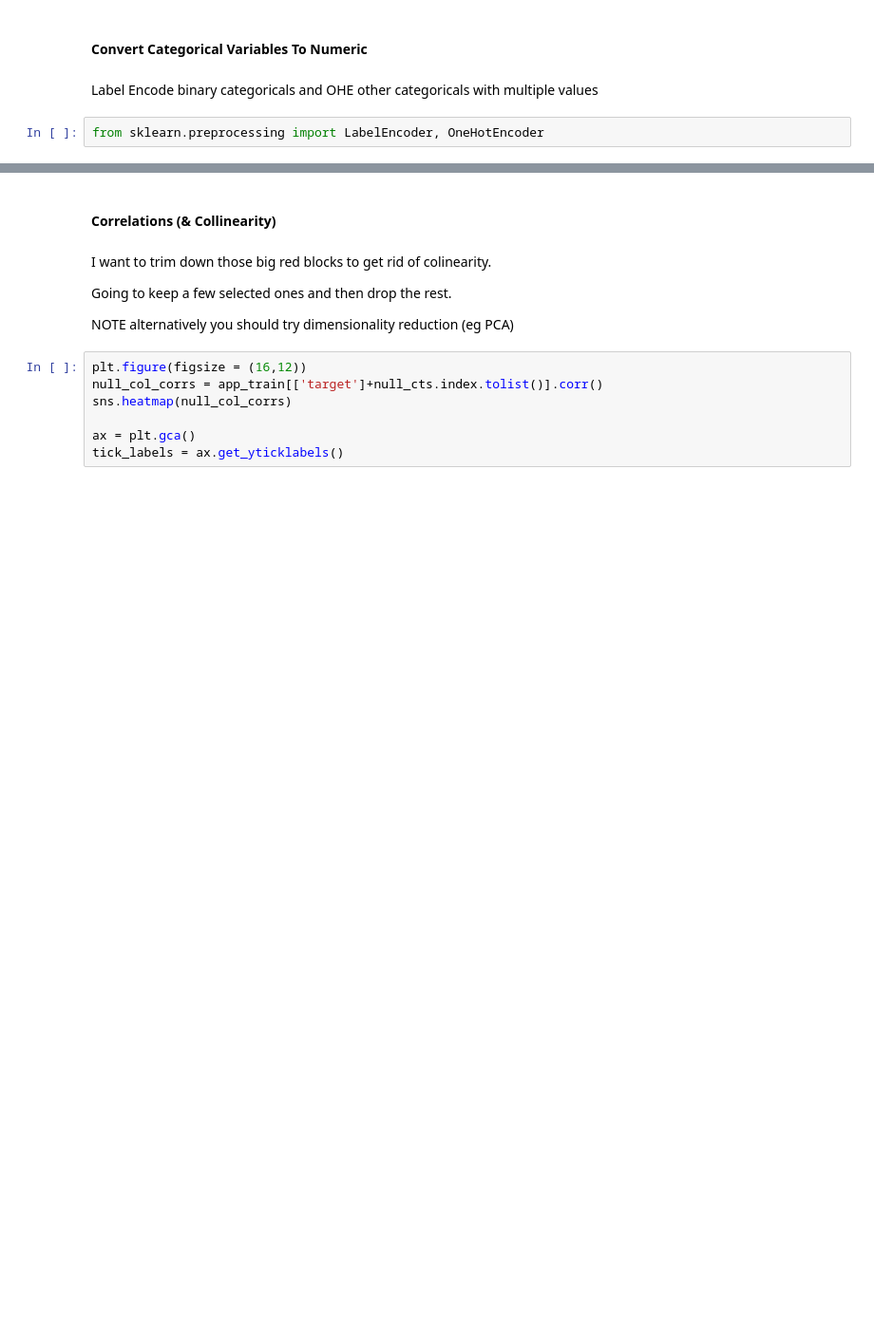
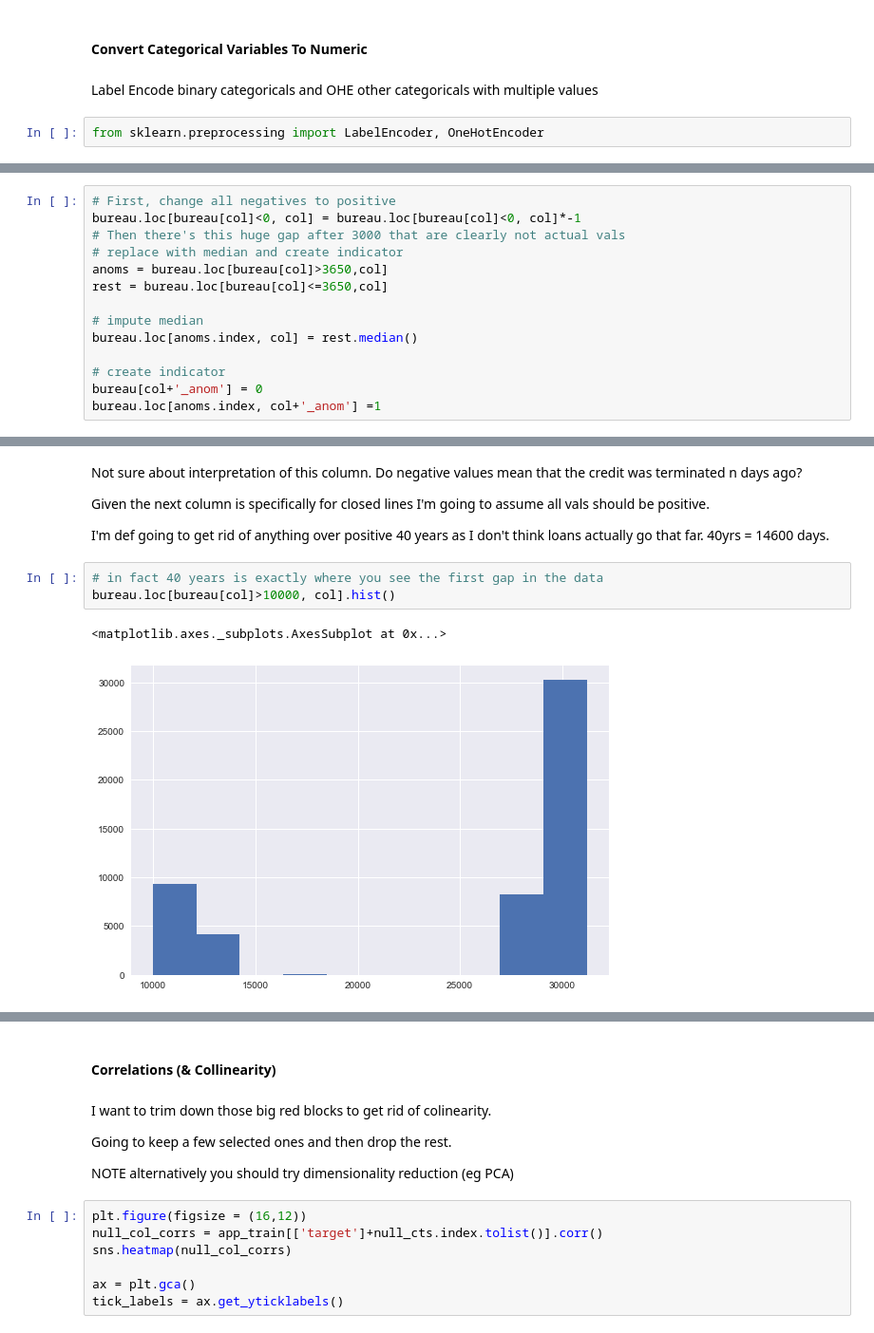
Before and after one commit to rshap91/home_credit_loans, a Jupyter notebook: Explore_And_Clean.ipynb, the cells around one changed output, grey strips where cells are left out. Shown: that part at 95% size. Saved outputs shown, nothing was run; the diff lists cells and outputs as text; blank space fills up the shorter version.

```diff
--- a/Explore_And_Clean.ipynb
+++ b/Explore_And_Clean.ipynb
@@ -970,0 +1191,14 @@ app_train.dtypes.value_counts()
+# %%
+# First, change all negatives to positive
+bureau.loc[bureau[col]<0, col] = bureau.loc[bureau[col]<0, col]*-1
+# Then there's this huge gap after 3000 that are clearly not actual vals
+# replace with median and create indicator
+anoms = bureau.loc[bureau[col]>3650,col]
+rest = bureau.loc[bureau[col]<=3650,col]
+
+# impute median
+bureau.loc[anoms.index, col] = rest.median()
+
+# create indicator
+bureau[col+'_anom'] = 0
+bureau.loc[anoms.index, col+'_anom'] =1
@@ -970,0 +1227,12 @@ app_train.dtypes.value_counts()
+# %% [markdown]
+Not sure about interpretation of this column. Do negative values mean that the credit was terminated n days ago?
+
+Given the next column is specifically for closed lines I'm going to assume all vals should be positive.
+
+I'm def going to get rid of anything over positive 40 years as I don't think loans actually go that far. 40yrs = 14600 days.
+# %%
+# in fact 40 years is exactly where you see the first gap in the data
+bureau.loc[bureau[col]>10000, col].hist()
+# %% [output]
+<matplotlib.axes._subplots.AxesSubplot at 0x...>
+[figure, added]
```
Also changed, not shown: parts of 49 cells of this notebook.
